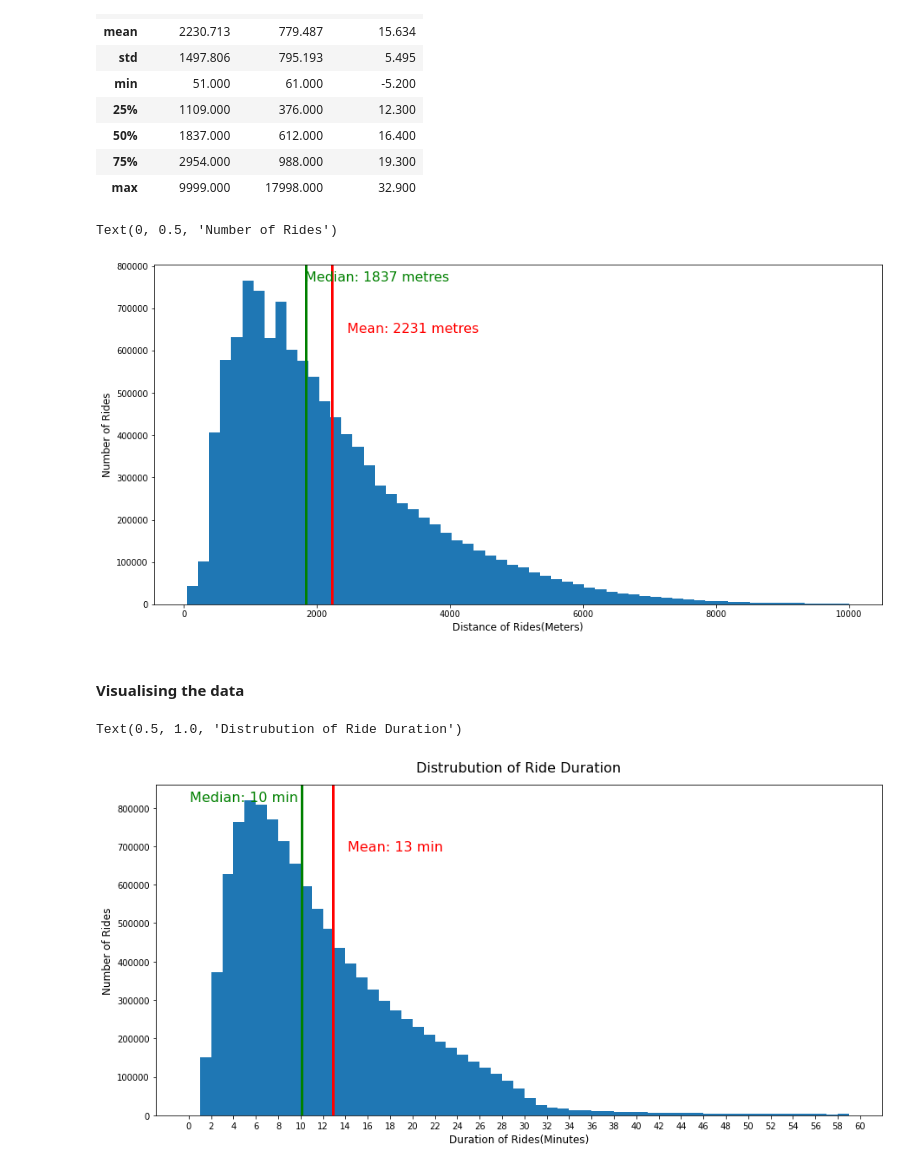
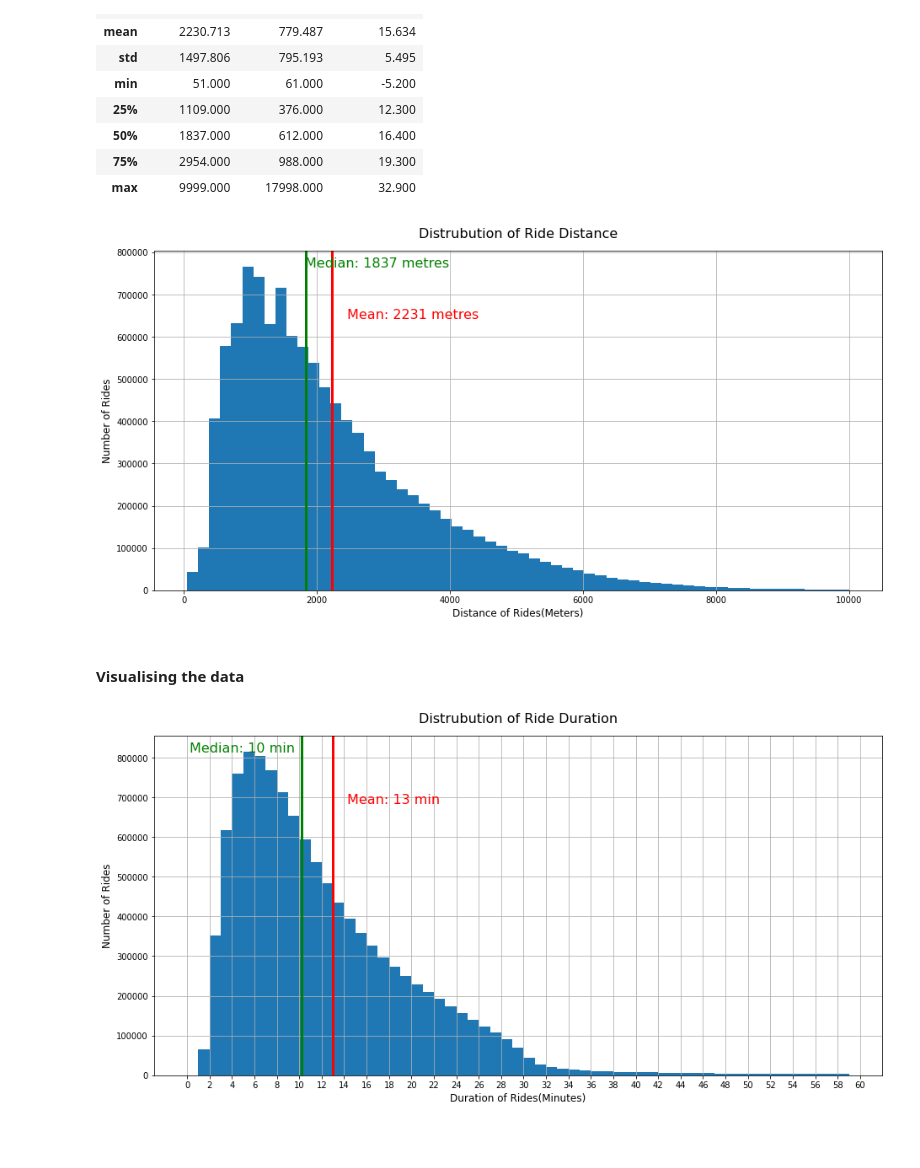
Before and after one commit to kelvinpurdom/HelsinkiCityBikes, a Jupyter notebook: notebooks/HelsinkiCityBikes.ipynb, the cells around one changed output. Cells and saved outputs as stored; diff of their text form; code cells hidden in the pictures; blank space fills up the shorter version.

Commit message:
pimped the visualisations

```diff
--- a/notebooks/HelsinkiCityBikes.ipynb
+++ b/notebooks/HelsinkiCityBikes.ipynb
@@ -119,24 +119,27 @@ df[["distance", "duration", "temperature"]].describe()
 # %%
 fig = plt.figure(figsize=(15,7))
 ax = fig.add_axes([0.1, 0.1, 0.8, 0.8])
 
 distance = df["distance"]
 plt.hist(distance, bins = 60)
+ax.grid(zorder=0)
 
 # adding mean and median lines
 plt.axvline(distance.mean(), color='red', linestyle='-', linewidth=3 )
 plt.axvline(distance.median(), color='green', linestyle='-', linewidth=3 )
 
 min_ylim, max_ylim = plt.ylim()
 plt.text(distance.mean()*1.1, max_ylim*0.8, 'Mean: {:.0f} metres'.format(distance.mean()), color = 'red',  fontsize= 16)
 plt.text(distance.median()-10, max_ylim*0.95, 'Median: {:.0f} metres'.format(distance.median()), color = 'green', fontsize= 16)
 
+
 # plot x,y labels
 plt.xlabel("Distance of Rides(Meters)", fontsize= 12, x = 0.5)
 plt.ylabel("Number of Rides", fontsize= 12)
+
+plt.title('Distrubution of Ride Distance', fontdict={"fontsize":16}, pad = 15);
 # %% [output]
-Text(0, 0.5, 'Number of Rides')
-[figure, old version]
+[figure, new version]
 # %% [markdown]
 #### Visualising the data
 # %%
@@ -148,6 +151,8 @@ df_["duration"] = df_["duration"]/60
 # Filtering relevant data
 duration = df_["duration"]
 fig = plt.figure(figsize=(15,7))
+ax = fig.add_axes([0.1, 0.1, 0.8, 0.8])
+ax.grid(zorder=0)
 plt.hist(duration, bins= range(60), histtype ="bar")
 
 # adding mean and median lines
@@ -168,7 +173,6 @@ ticks =range(0, 62, 2)
 plt.xticks(ticks)
 ticks =range(0, 3600, 2000)
 
-plt.title('Distrubution of Ride Duration', fontdict={"fontsize":16}, pad = 15)
+plt.title('Distrubution of Ride Duration', fontdict={"fontsize":16}, pad = 15);
 # %% [output]
-Text(0.5, 1.0, 'Distrubution of Ride Duration')
-[figure, old version]
+[figure, new version]
```
